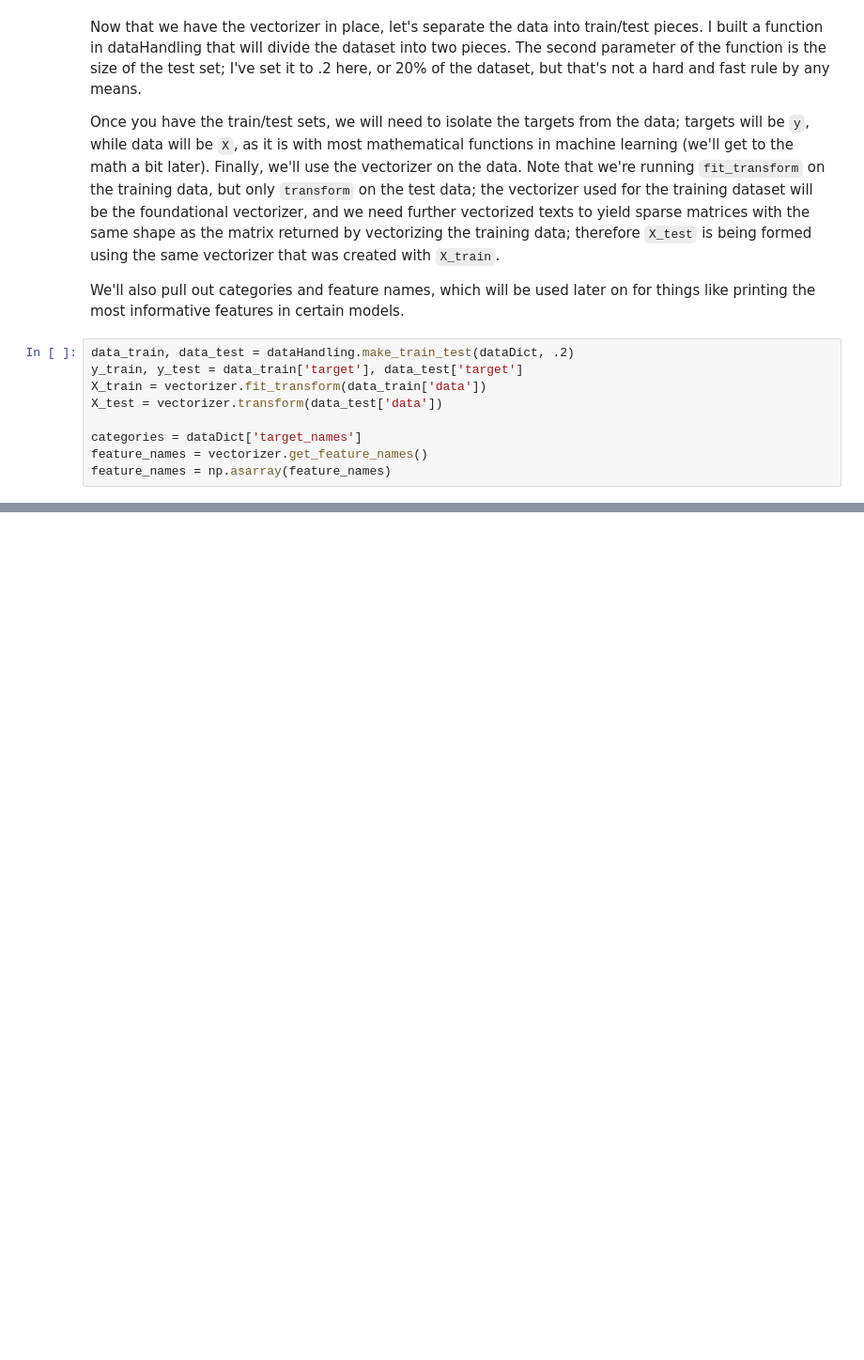
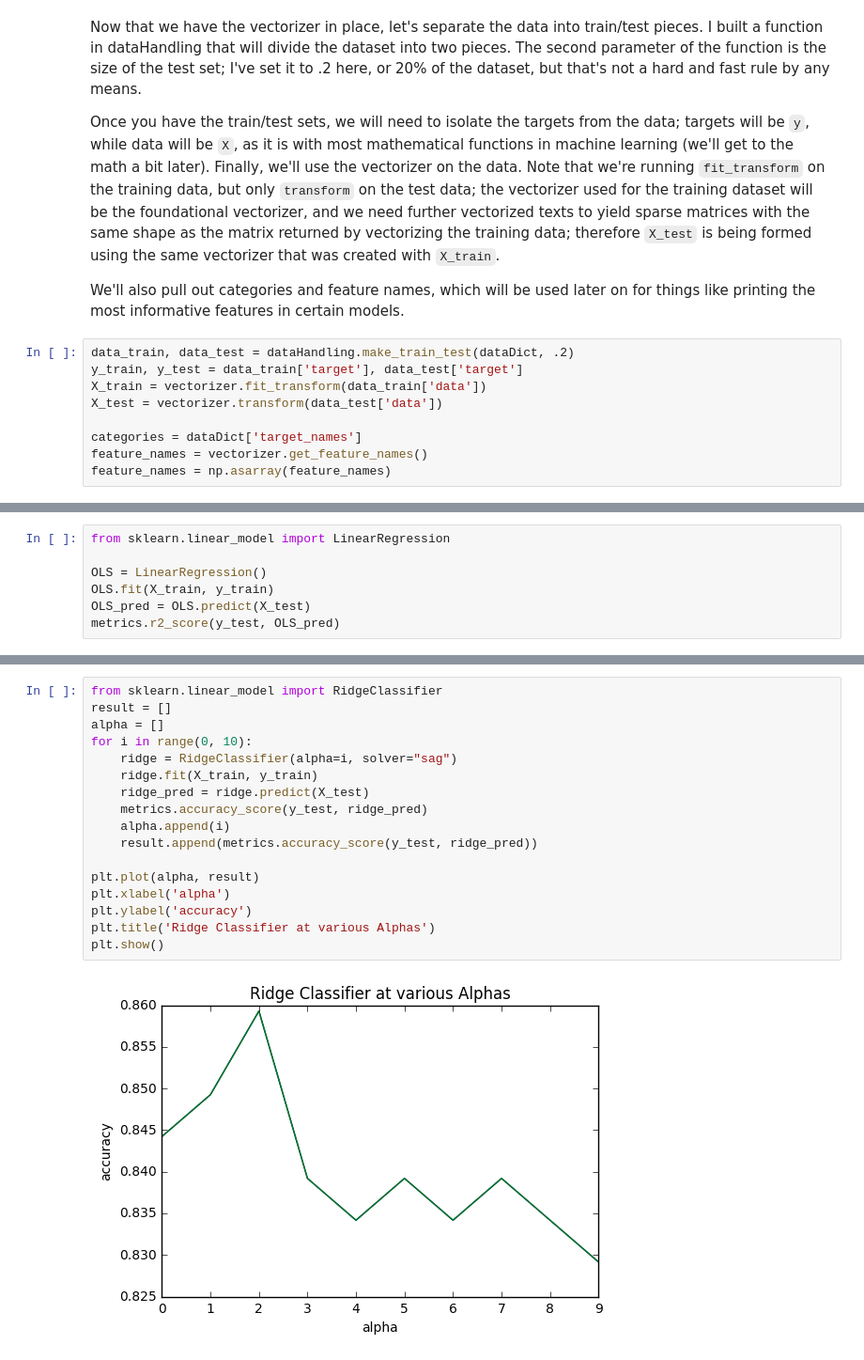
Before and after one commit to jtexnl/FBOProcurementScan, a Jupyter notebook: scripts/modelDocumentation.ipynb, the cells around one changed output, grey strips where cells are left out. Shown at 94% size. Drawn from its saved outputs; the diff is of its cells as text; blank space fills up the shorter version.

Commit message:
adding notes on Ridge regression

```diff
--- a/scripts/modelDocumentation.ipynb
+++ b/scripts/modelDocumentation.ipynb
@@ -63,0 +81,7 @@ from sklearn.linear_model import RidgeClassifier
+# %%
+from sklearn.linear_model import LinearRegression
+
+OLS = LinearRegression()
+OLS.fit(X_train, y_train)
+OLS_pred = OLS.predict(X_test)
+metrics.r2_score(y_test, OLS_pred)
@@ -63,0 +94,19 @@ from sklearn.linear_model import RidgeClassifier
+# %%
+from sklearn.linear_model import RidgeClassifier
+result = []
+alpha = []
+for i in range(0, 10):
+    ridge = RidgeClassifier(alpha=i, solver="sag")
+    ridge.fit(X_train, y_train)
+    ridge_pred = ridge.predict(X_test)
+    metrics.accuracy_score(y_test, ridge_pred)
+    alpha.append(i)
+    result.append(metrics.accuracy_score(y_test, ridge_pred))
+
+plt.plot(alpha, result)
+plt.xlabel('alpha')
+plt.ylabel('accuracy')
+plt.title('Ridge Classifier at various Alphas')
+plt.show()
+# %% [output]
+[figure, added]
```
Also changed, not shown: parts of 9 cells of this notebook.
